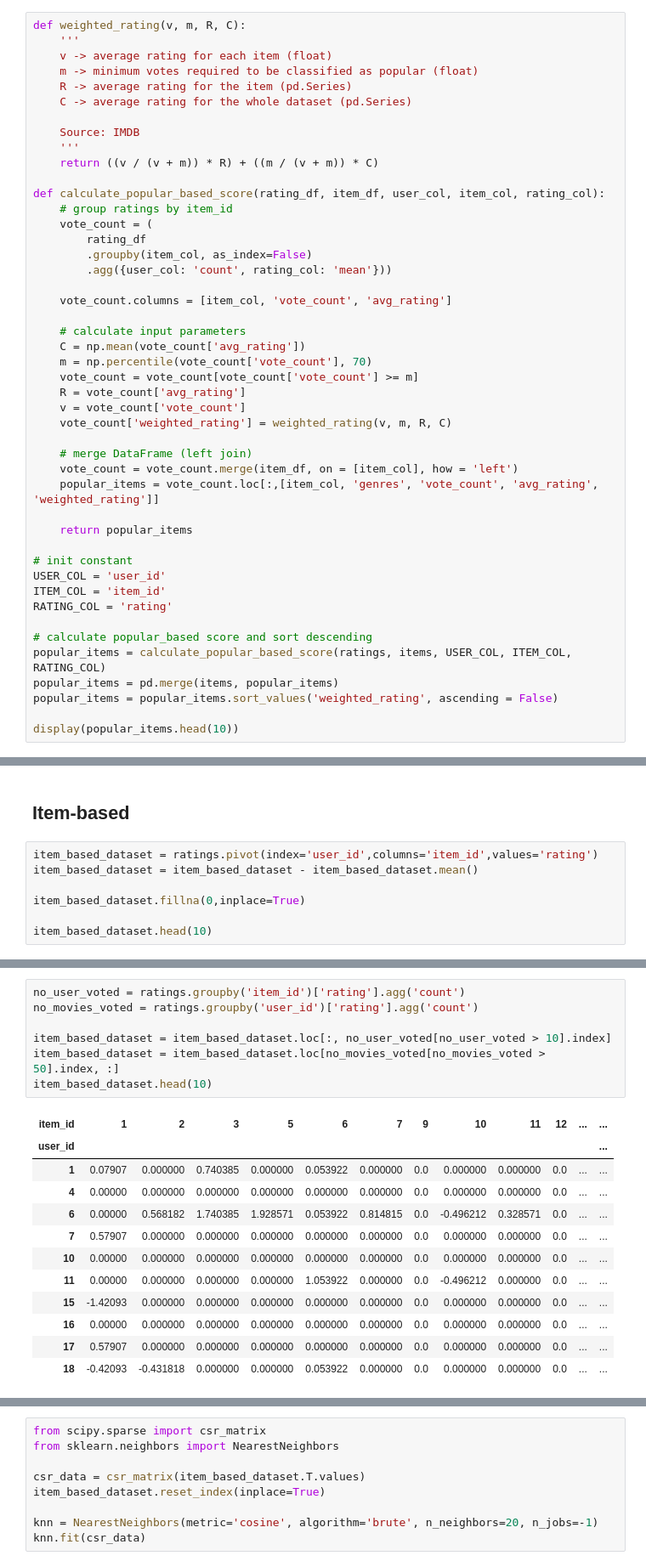
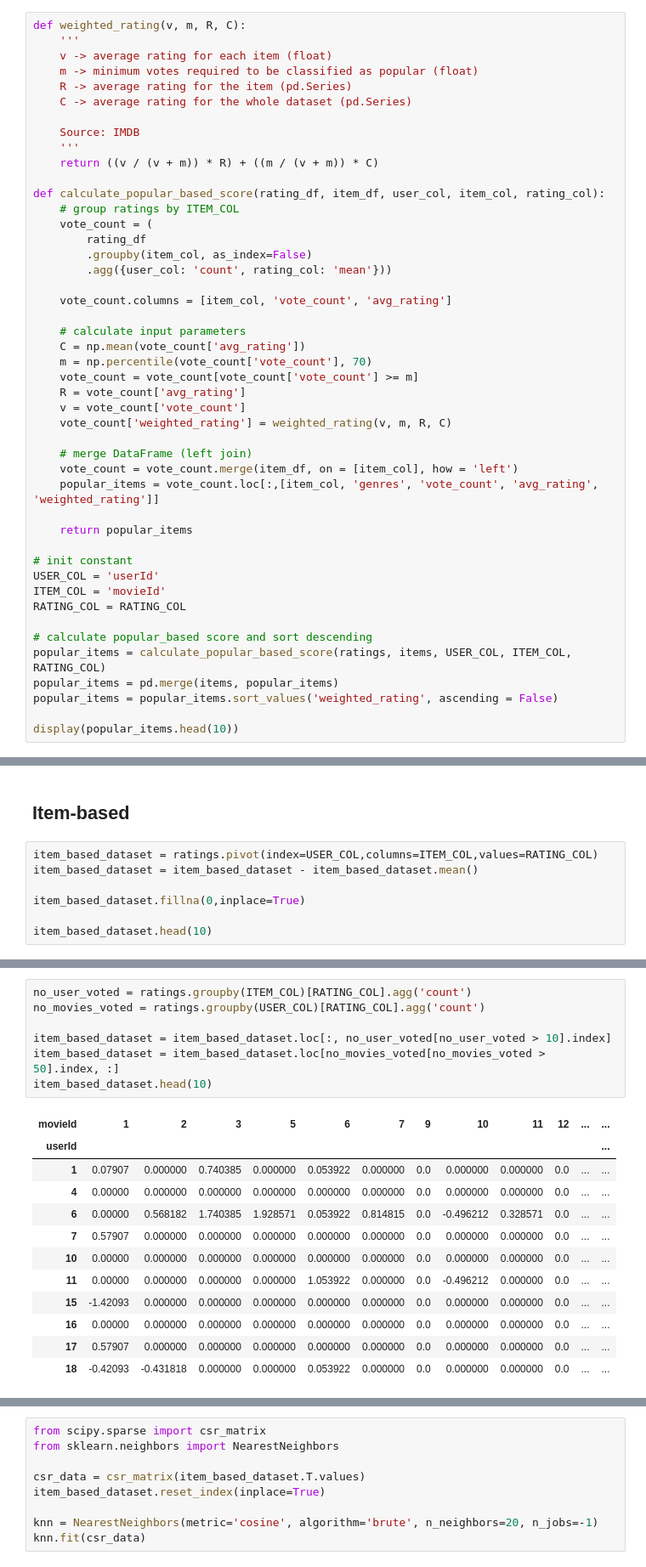
Before and after one commit to ngoduongkha/Recommendation-System, a Jupyter notebook: code.ipynb, the cells around one changed output, grey strips where cells are left out. Shown at 85% size. Drawn from its saved outputs; the diff is of its cells as text.

```diff
--- a/code.ipynb
+++ b/code.ipynb
@@ -65,7 +65,7 @@ def weighted_rating(v, m, R, C):
     return ((v / (v + m)) * R) + ((m / (v + m)) * C)
 
 def calculate_popular_based_score(rating_df, item_df, user_col, item_col, rating_col):
-    # group ratings by item_id
+    # group ratings by ITEM_COL
     vote_count = (
         rating_df
         .groupby(item_col, as_index=False)
@@ -88,9 +88,9 @@ def calculate_popular_based_score(rating_df, item_df, user_col, item_col, rating
     return popular_items
 
 # init constant
-USER_COL = 'user_id'
-ITEM_COL = 'item_id'
-RATING_COL = 'rating'
+USER_COL = 'userId'
+ITEM_COL = 'movieId'
+RATING_COL = RATING_COL
 
 # calculate popular_based score and sort descending
 popular_items = calculate_popular_based_score(ratings, items, USER_COL, ITEM_COL, RATING_COL)
@@ -317,7 +317,7 @@ get_movie_recommendation('Toy Story')
 # %% [markdown]
 ## Item-based
 # %%
-item_based_dataset = ratings.pivot(index='user_id',columns='item_id',values='rating')
+item_based_dataset = ratings.pivot(index=USER_COL,columns=ITEM_COL,values=RATING_COL)
 item_based_dataset = item_based_dataset - item_based_dataset.mean()
 
 item_based_dataset.fillna(0,inplace=True)
@@ -338,15 +338,15 @@ item_based_dataset.head(10)
 | 10 | 0.00000 | 0.000000 | 0.000000 | 0.000000 | 0.000000 | 0.000000 | 0.000000 | 0.000 | 0.0 | 0.000000 | ... | ... |
 10 rows × 9724 columns
 # %%
-no_user_voted = ratings.groupby('item_id')['rating'].agg('count')
-no_movies_voted = ratings.groupby('user_id')['rating'].agg('count')
+no_user_voted = ratings.groupby(ITEM_COL)[RATING_COL].agg('count')
+no_movies_voted = ratings.groupby(USER_COL)[RATING_COL].agg('count')
 
 item_based_dataset = item_based_dataset.loc[:, no_user_voted[no_user_voted > 10].index]
 item_based_dataset = item_based_dataset.loc[no_movies_voted[no_movies_voted > 50].index, :]
 item_based_dataset.head(10)
 # %% [output]
-| item_id | 1 | 2 | 3 | 5 | 6 | 7 | 9 | 10 | 11 | 12 | ... | ... |
-| user_id |  |  |  |  |  |  |  |  |  |  |  | ... |
+| movieId | 1 | 2 | 3 | 5 | 6 | 7 | 9 | 10 | 11 | 12 | ... | ... |
+| userId |  |  |  |  |  |  |  |  |  |  |  | ... |
 | 1 | 0.07907 | 0.000000 | 0.740385 | 0.000000 | 0.053922 | 0.000000 | 0.0 | 0.000000 | 0.000000 | 0.0 | ... | ... |
 | 4 | 0.00000 | 0.000000 | 0.000000 | 0.000000 | 0.000000 | 0.000000 | 0.0 | 0.000000 | 0.000000 | 0.0 | ... | ... |
 | 6 | 0.00000 | 0.568182 | 1.740385 | 1.928571 | 0.053922 | 0.814815 | 0.0 | -0.496212 | 0.328571 | 0.0 | ... | ... |
```
Also changed, not shown: parts of 8 cells of this notebook, 2 other files.
